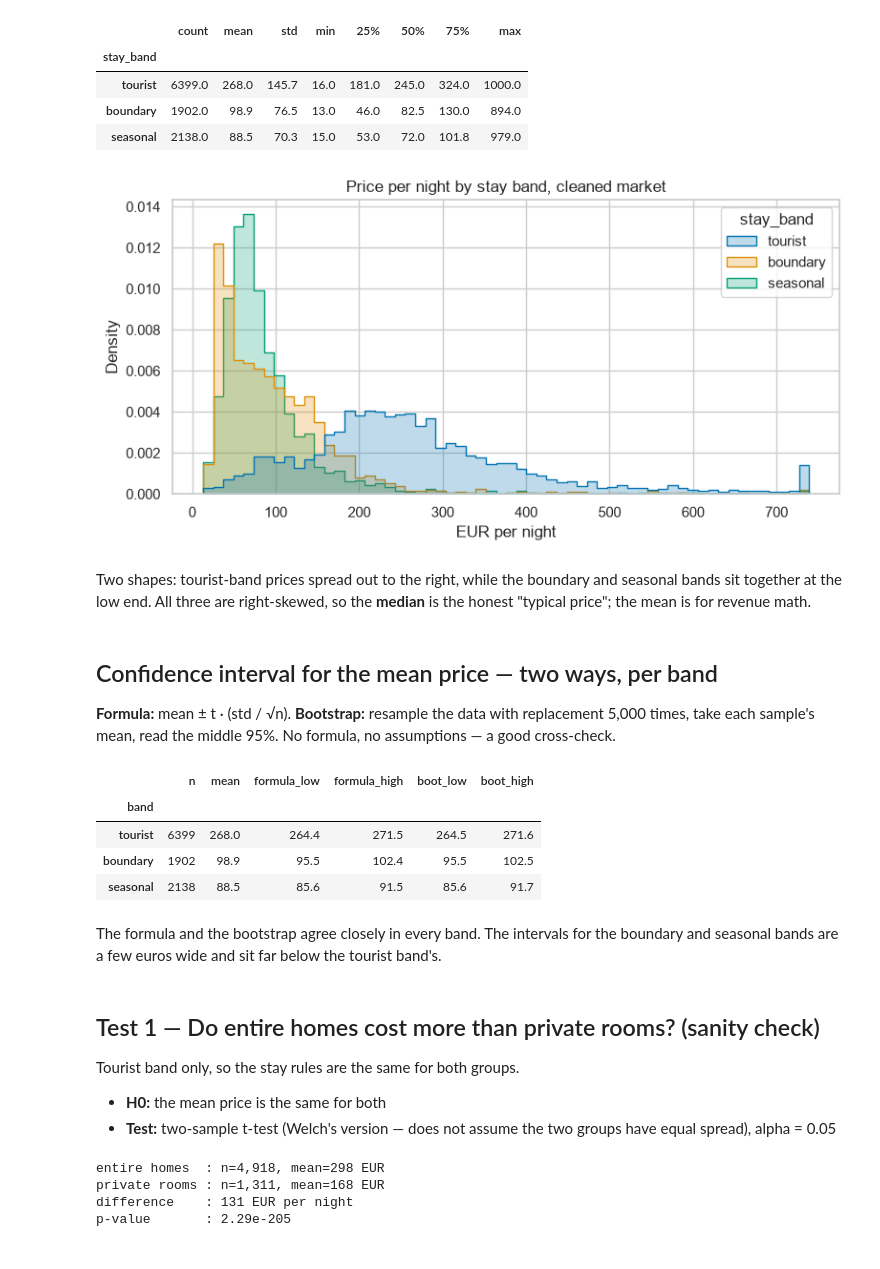
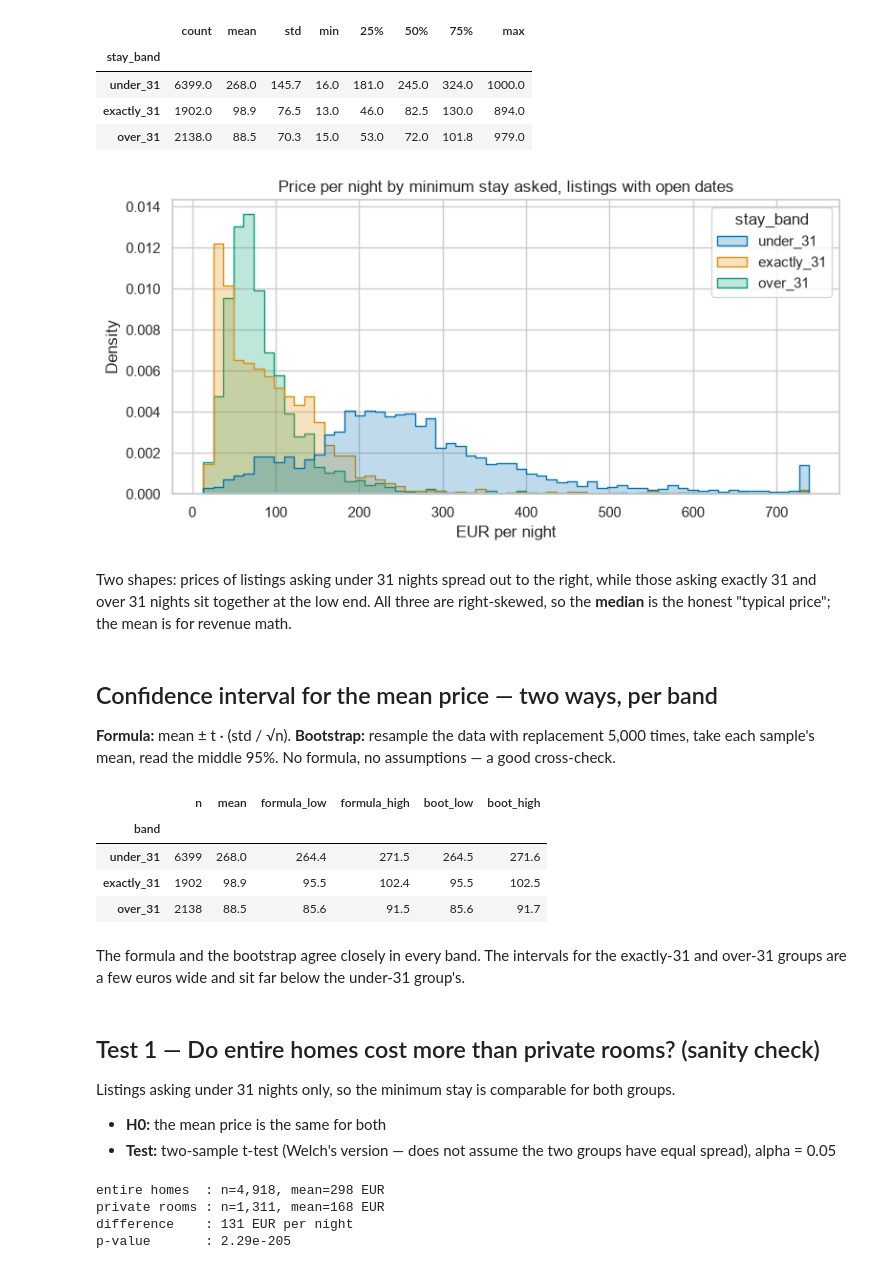
Before and after one commit to renzorico/spain-housing-str-analysis, a Jupyter notebook: notebooks/02_statistics.ipynb, the cells around one changed output. Saved outputs shown, nothing was run; the diff lists cells and outputs as text; code cells hidden in the pictures.

```diff
--- a/notebooks/02_statistics.ipynb
+++ b/notebooks/02_statistics.ipynb
@@ -29,7 +42,7 @@ from src import cleaning
 
 sns.set_theme(style="whitegrid", palette="colorblind")
 rng = np.random.default_rng(cfg.SEED)
-BANDS = ["tourist", "boundary", "seasonal"]
+BANDS = ["under_31", "exactly_31", "over_31"]
 N_BOOT = 5000
 
 
@@ -42,24 +55,24 @@ df.groupby("stay_band")["price"].describe().loc[BANDS].round(1)
 # %% [output]
 |  | count | mean | std | min | 25% | 50% | 75% | max |
 | stay_band |  |  |  |  |  |  |  |  |
-| tourist | 6399.0 | 268.0 | 145.7 | 16.0 | 181.0 | 245.0 | 324.0 | 1000.0 |
-| boundary | 1902.0 | 98.9 | 76.5 | 13.0 | 46.0 | 82.5 | 130.0 | 894.0 |
-| seasonal | 2138.0 | 88.5 | 70.3 | 15.0 | 53.0 | 72.0 | 101.8 | 979.0 |
+| under_31 | 6399.0 | 268.0 | 145.7 | 16.0 | 181.0 | 245.0 | 324.0 | 1000.0 |
+| exactly_31 | 1902.0 | 98.9 | 76.5 | 13.0 | 46.0 | 82.5 | 130.0 | 894.0 |
+| over_31 | 2138.0 | 88.5 | 70.3 | 15.0 | 53.0 | 72.0 | 101.8 | 979.0 |
 # %%
 # One chart: price distribution per stay band (top 1% clipped so the axis is readable)
 clip_at = df["price"].quantile(0.99)
 fig, ax = plt.subplots(figsize=(9, 4))
 sns.histplot(data=df.assign(price=df["price"].clip(upper=clip_at)),
              x="price", hue="stay_band", hue_order=BANDS,
              bins=60, element="step", stat="density", common_norm=False, ax=ax)
 ax.set_xlabel("EUR per night")
-ax.set_title("Price per night by stay band, cleaned market")
+ax.set_title("Price per night by minimum stay asked, listings with open dates")
 fig.savefig(cfg.FIGURES_DIR / "02_price_distribution.png", dpi=150, bbox_inches="tight")
 # %% [output]
-[figure, old version]
+[figure, new version]
 # %% [markdown]
-Two shapes: tourist-band prices spread out to the right, while the boundary
-and seasonal bands sit together at the low end. All three are right-skewed,
+Two shapes: prices of listings asking under 31 nights spread out to the right,
+while those asking exactly 31 and over 31 nights sit together at the low end. All three are right-skewed,
 so the **median** is the honest "typical price"; the mean is for revenue math.
 # %% [markdown]
 ## Confidence interval for the mean price — two ways, per band
@@ -94,17 +107,18 @@ pd.DataFrame(rows).set_index("band").round(1)
 # %% [output]
 |  | n | mean | formula_low | formula_high | boot_low | boot_high |
 | band |  |  |  |  |  |  |
-| tourist | 6399 | 268.0 | 264.4 | 271.5 | 264.5 | 271.6 |
-| boundary | 1902 | 98.9 | 95.5 | 102.4 | 95.5 | 102.5 |
-| seasonal | 2138 | 88.5 | 85.6 | 91.5 | 85.6 | 91.7 |
+| under_31 | 6399 | 268.0 | 264.4 | 271.5 | 264.5 | 271.6 |
+| exactly_31 | 1902 | 98.9 | 95.5 | 102.4 | 95.5 | 102.5 |
+| over_31 | 2138 | 88.5 | 85.6 | 91.5 | 85.6 | 91.7 |
 # %% [markdown]
 The formula and the bootstrap agree closely in every band. The intervals
-for the boundary and seasonal bands are a few euros wide and sit far below
-the tourist band's.
+for the exactly-31 and over-31 groups are a few euros wide and sit far below
+the under-31 group's.
 # %% [markdown]
 ## Test 1 — Do entire homes cost more than private rooms? (sanity check)
 
-Tourist band only, so the stay rules are the same for both groups.
+Listings asking under 31 nights only, so the minimum stay is comparable for both
+groups.
 
 - **H0:** the mean price is the same for both
 - **Test:** two-sample t-test (Welch's version — does not assume the two
```
Also changed, not shown: parts of 19 cells of this notebook, 1 other file.
